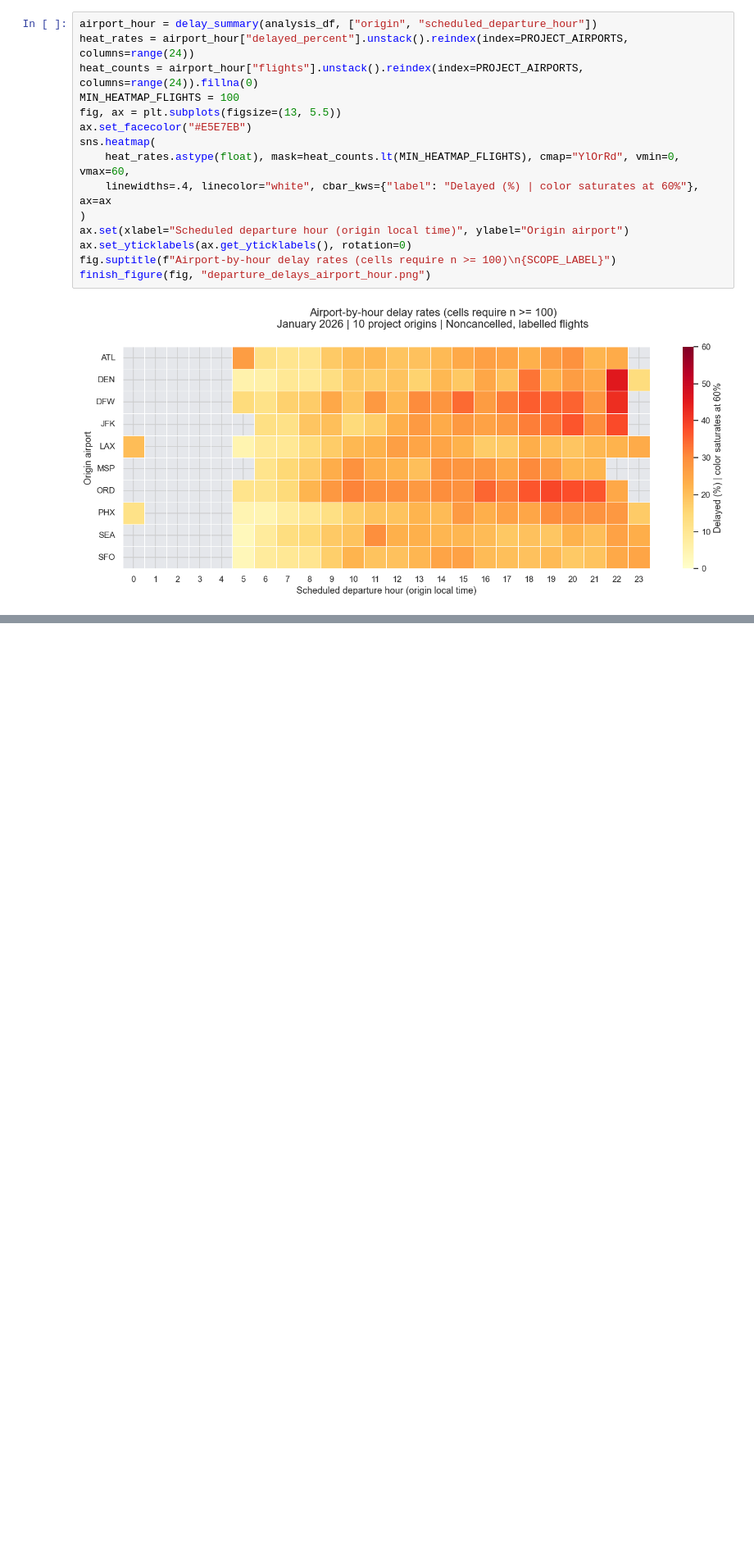
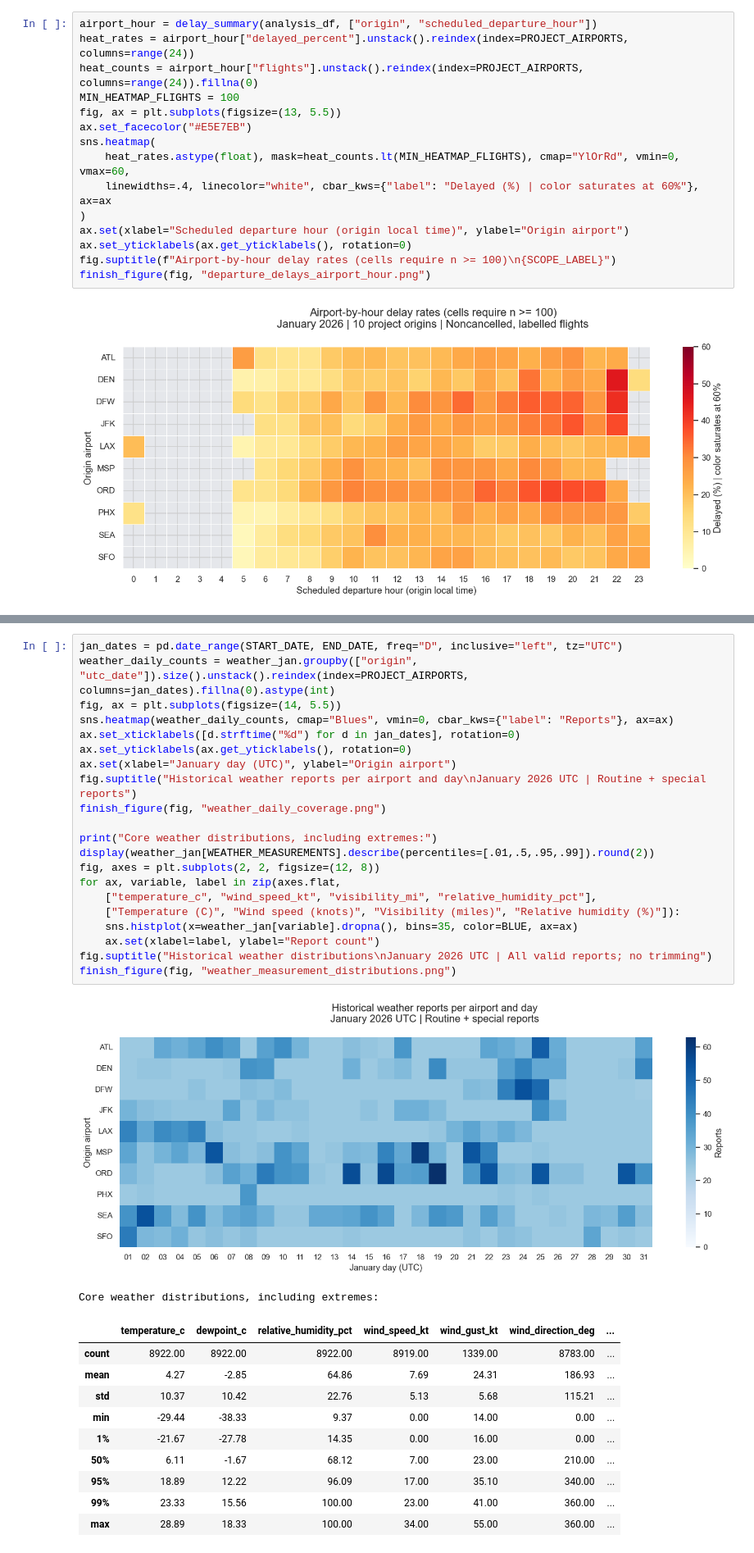
Before and after one commit to Abhay1147/aviation-mlops-platform, a Jupyter notebook: Notebooks/EDA.ipynb, the cells around one changed output, grey strips where cells are left out. Shown at 82% size. Cells and saved outputs as stored; diff of their text form; blank space fills up the shorter version.

```diff
--- a/Notebooks/EDA.ipynb
+++ b/Notebooks/EDA.ipynb
@@ -711,0 +992,34 @@ finish_figure(fig, "departure_delays_airport_hour.png")
+# %%
+jan_dates = pd.date_range(START_DATE, END_DATE, freq="D", inclusive="left", tz="UTC")
+weather_daily_counts = weather_jan.groupby(["origin", "utc_date"]).size().unstack().reindex(index=PROJECT_AIRPORTS, columns=jan_dates).fillna(0).astype(int)
+fig, ax = plt.subplots(figsize=(14, 5.5))
+sns.heatmap(weather_daily_counts, cmap="Blues", vmin=0, cbar_kws={"label": "Reports"}, ax=ax)
+ax.set_xticklabels([d.strftime("%d") for d in jan_dates], rotation=0)
+ax.set_yticklabels(ax.get_yticklabels(), rotation=0)
+ax.set(xlabel="January day (UTC)", ylabel="Origin airport")
+fig.suptitle("Historical weather reports per airport and day\nJanuary 2026 UTC | Routine + special reports")
+finish_figure(fig, "weather_daily_coverage.png")
+
+print("Core weather distributions, including extremes:")
+display(weather_jan[WEATHER_MEASUREMENTS].describe(percentiles=[.01,.5,.95,.99]).round(2))
+fig, axes = plt.subplots(2, 2, figsize=(12, 8))
+for ax, variable, label in zip(axes.flat,
+    ["temperature_c", "wind_speed_kt", "visibility_mi", "relative_humidity_pct"],
+    ["Temperature (C)", "Wind speed (knots)", "Visibility (miles)", "Relative humidity (%)"]):
+    sns.histplot(x=weather_jan[variable].dropna(), bins=35, color=BLUE, ax=ax)
+    ax.set(xlabel=label, ylabel="Report count")
+fig.suptitle("Historical weather distributions\nJanuary 2026 UTC | All valid reports; no trimming")
+finish_figure(fig, "weather_measurement_distributions.png")
+# %% [output]
+[figure, added]
+Core weather distributions, including extremes:
+|  | temperature_c | dewpoint_c | relative_humidity_pct | wind_speed_kt | wind_gust_kt | wind_direction_deg | ... |
+| count | 8922.00 | 8922.00 | 8922.00 | 8919.00 | 1339.00 | 8783.00 | ... |
+| mean | 4.27 | -2.85 | 64.86 | 7.69 | 24.31 | 186.93 | ... |
+| std | 10.37 | 10.42 | 22.76 | 5.13 | 5.68 | 115.21 | ... |
+| min | -29.44 | -38.33 | 9.37 | 0.00 | 14.00 | 0.00 | ... |
+| 1% | -21.67 | -27.78 | 14.35 | 0.00 | 16.00 | 0.00 | ... |
+| 50% | 6.11 | -1.67 | 68.12 | 7.00 | 23.00 | 210.00 | ... |
+| 95% | 18.89 | 12.22 | 96.09 | 17.00 | 35.10 | 340.00 | ... |
+| 99% | 23.33 | 15.56 | 100.00 | 23.00 | 41.00 | 360.00 | ... |
+| max | 28.89 | 18.33 | 100.00 | 34.00 | 55.00 | 360.00 | ... |
```
Also changed, not shown: parts of 20 cells of this notebook, 8 other files.
